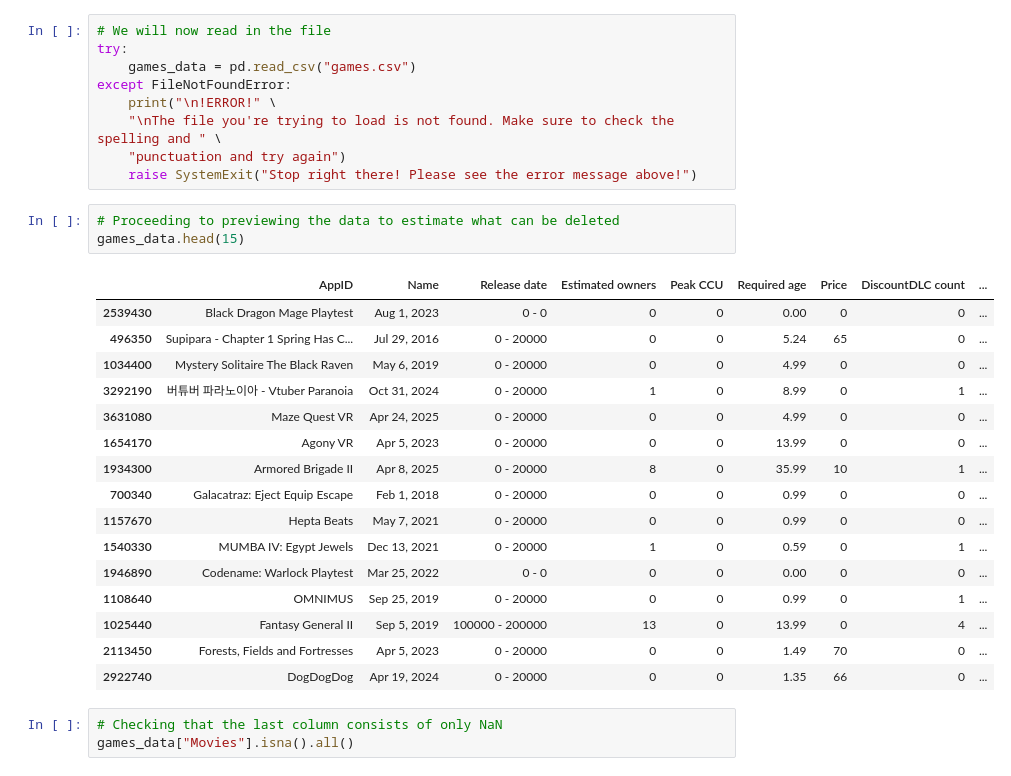
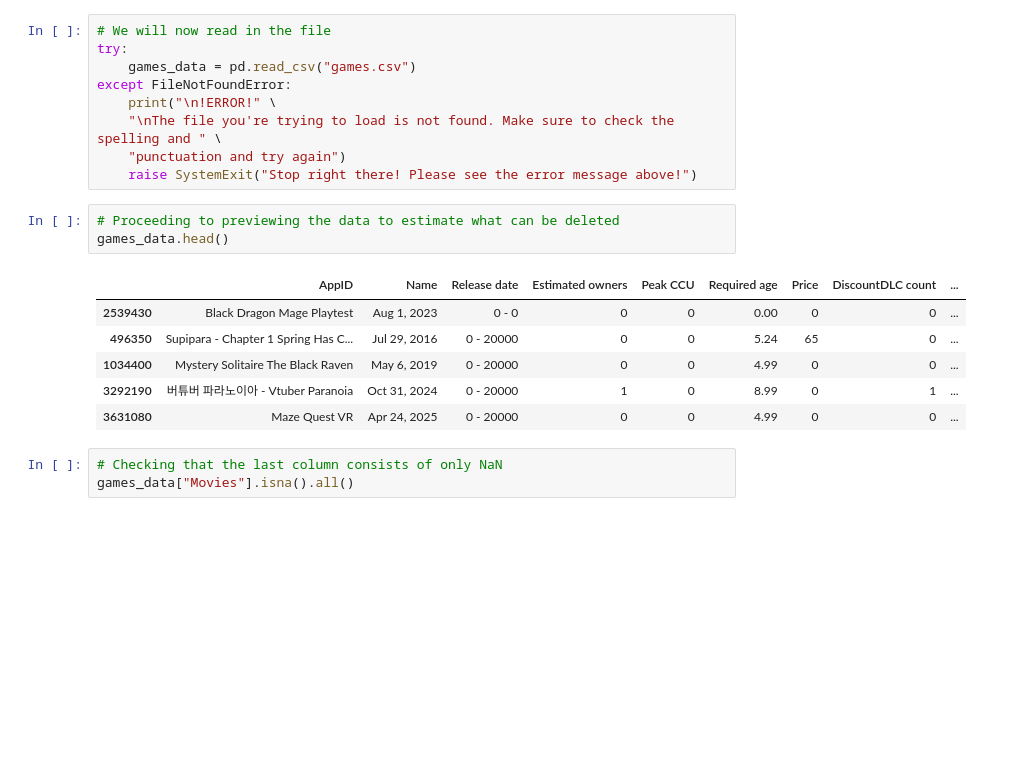
Before and after one commit to Nina-Voit/steam_games_analysis, a Jupyter notebook: games_EDA.ipynb, the cells around one changed output. Cells and saved outputs as stored; diff of their text form; blank space fills up the shorter version.

Commit message:
Completed bulk data cleaning and column dropping

```diff
--- a/games_EDA.ipynb
+++ b/games_EDA.ipynb
@@ -20,24 +24,14 @@ except FileNotFoundError:
     raise SystemExit("Stop right there! Please see the error message above!")
 # %%
 # Proceeding to previewing the data to estimate what can be deleted
-games_data.head(15)
+games_data.head()
 # %% [output]
 |  | AppID | Name | Release date | Estimated owners | Peak CCU | Required age | Price | DiscountDLC count | ... |
 | 2539430 | Black Dragon Mage Playtest | Aug 1, 2023 | 0 - 0 | 0 | 0 | 0.00 | 0 | 0 | ... |
 | 496350 | Supipara - Chapter 1 Spring Has C... | Jul 29, 2016 | 0 - 20000 | 0 | 0 | 5.24 | 65 | 0 | ... |
 | 1034400 | Mystery Solitaire The Black Raven | May 6, 2019 | 0 - 20000 | 0 | 0 | 4.99 | 0 | 0 | ... |
 | 3292190 | 버튜버 파라노이아 - Vtuber Paranoia | Oct 31, 2024 | 0 - 20000 | 1 | 0 | 8.99 | 0 | 1 | ... |
 | 3631080 | Maze Quest VR | Apr 24, 2025 | 0 - 20000 | 0 | 0 | 4.99 | 0 | 0 | ... |
-| 1654170 | Agony VR | Apr 5, 2023 | 0 - 20000 | 0 | 0 | 13.99 | 0 | 0 | ... |
-| 1934300 | Armored Brigade II | Apr 8, 2025 | 0 - 20000 | 8 | 0 | 35.99 | 10 | 1 | ... |
-| 700340 | Galacatraz: Eject Equip Escape | Feb 1, 2018 | 0 - 20000 | 0 | 0 | 0.99 | 0 | 0 | ... |
-| 1157670 | Hepta Beats | May 7, 2021 | 0 - 20000 | 0 | 0 | 0.99 | 0 | 0 | ... |
-| 1540330 | MUMBA IV: Egypt Jewels | Dec 13, 2021 | 0 - 20000 | 1 | 0 | 0.59 | 0 | 1 | ... |
-| 1946890 | Codename: Warlock Playtest | Mar 25, 2022 | 0 - 0 | 0 | 0 | 0.00 | 0 | 0 | ... |
-| 1108640 | OMNIMUS | Sep 25, 2019 | 0 - 20000 | 0 | 0 | 0.99 | 0 | 1 | ... |
-| 1025440 | Fantasy General II | Sep 5, 2019 | 100000 - 200000 | 13 | 0 | 13.99 | 0 | 4 | ... |
-| 2113450 | Forests, Fields and Fortresses | Apr 5, 2023 | 0 - 20000 | 0 | 0 | 1.49 | 70 | 0 | ... |
-| 2922740 | DogDogDog | Apr 19, 2024 | 0 - 20000 | 0 | 0 | 1.35 | 66 | 0 | ... |
 # %%
 # Checking that the last column consists of only NaN
 games_data["Movies"].isna().all()
```
Also changed, not shown: parts of 18 cells of this notebook.
